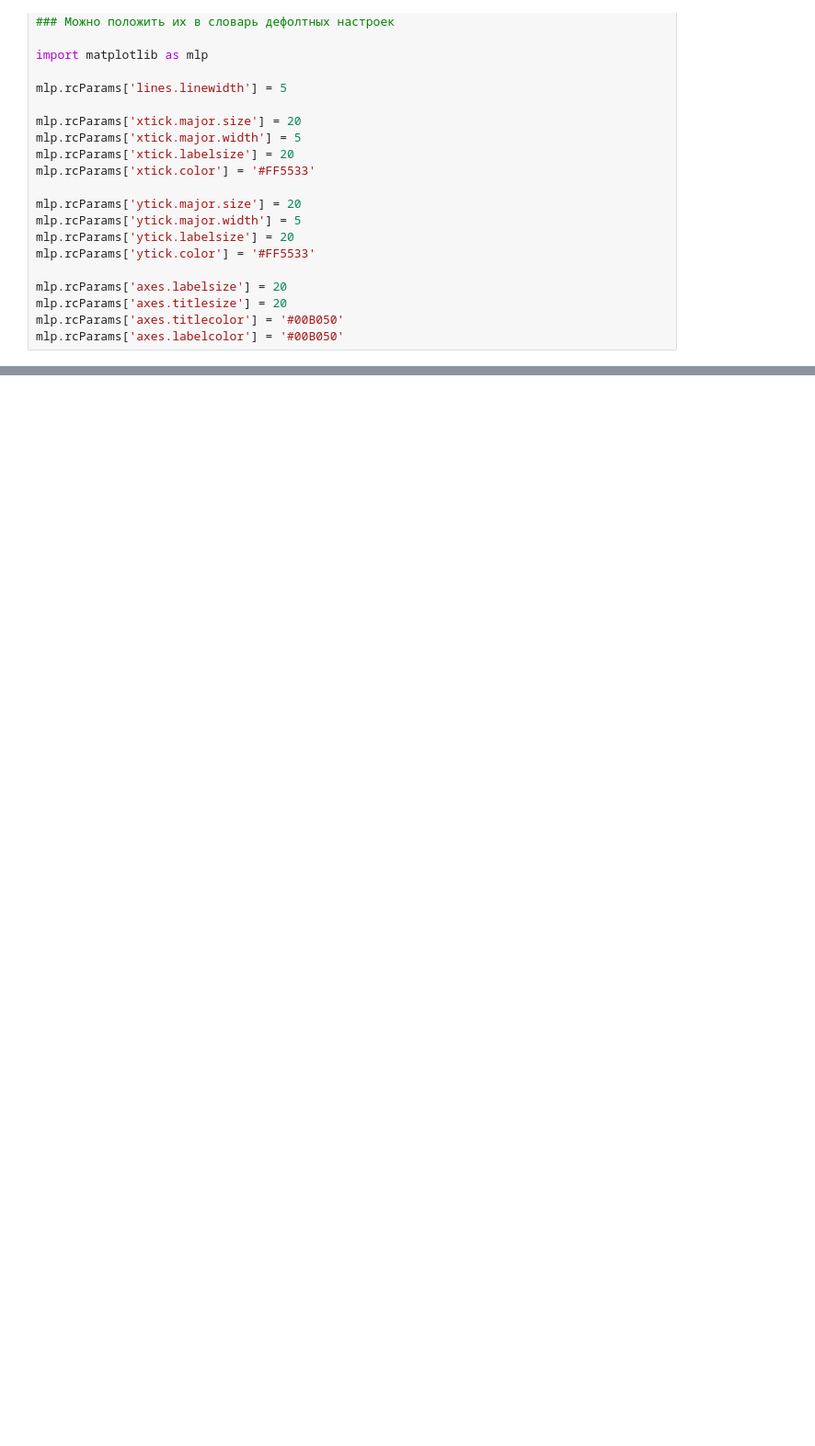
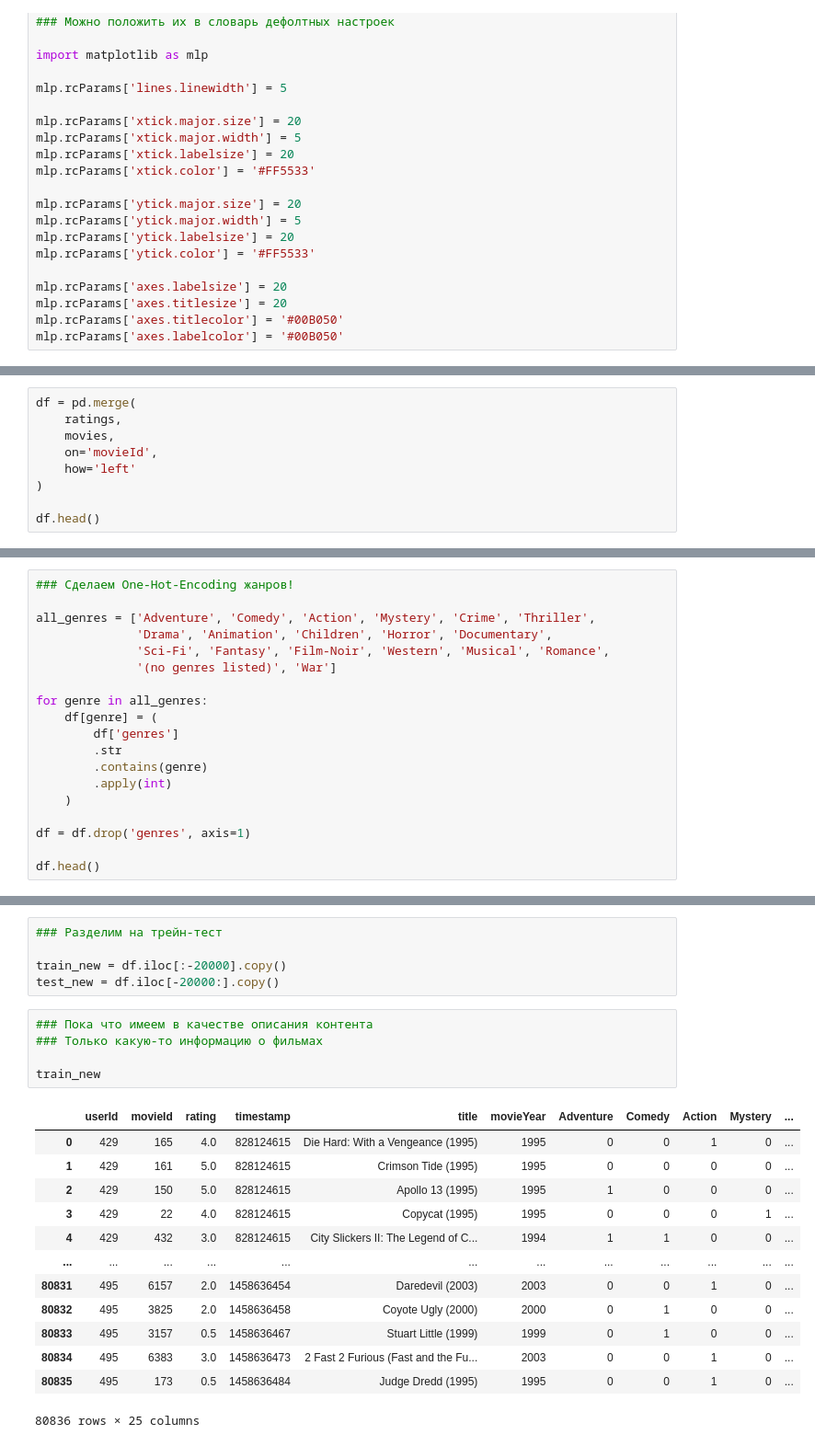
Before and after one commit to EgorSotn/Practice-ML, a Jupyter notebook: ML/practice_22.ipynb, the cells around one changed output, grey strips where cells are left out. Shown: that part at 92% size. Drawn from its saved outputs; the diff is of its cells as text; blank space fills up the shorter version.

```diff
--- a/ML/practice_22.ipynb
+++ b/ML/practice_22.ipynb
@@ -32,0 +244,9 @@ pd.read_csv('movies.csv')
+# %%
+df = pd.merge(
+    ratings,
+    movies,
+    on='movieId',
+    how='left'
+)
+
+df.head()
@@ -32,0 +304,19 @@ pd.read_csv('movies.csv')
+# %%
+### Сделаем One-Hot-Encoding жанров!
+
+all_genres = ['Adventure', 'Comedy', 'Action', 'Mystery', 'Crime', 'Thriller',
+              'Drama', 'Animation', 'Children', 'Horror', 'Documentary',
+              'Sci-Fi', 'Fantasy', 'Film-Noir', 'Western', 'Musical', 'Romance',
+              '(no genres listed)', 'War']
+
+for genre in all_genres:
+    df[genre] = (
+        df['genres']
+        .str
+        .contains(genre)
+        .apply(int)
+    )
+
+df = df.drop('genres', axis=1)
+
+df.head()
@@ -32,0 +330,24 @@ pd.read_csv('movies.csv')
+# %%
+### Разделим на трейн-тест
+
+train_new = df.iloc[:-20000].copy()
+test_new = df.iloc[-20000:].copy()
+# %%
+### Пока что имеем в качестве описания контента
+### Только какую-то информацию о фильмах
+
+train_new
+# %% [output]
+|  | userId | movieId | rating | timestamp | title | movieYear | Adventure | Comedy | Action | Mystery | ... |
+| 0 | 429 | 165 | 4.0 | 828124615 | Die Hard: With a Vengeance (1995) | 1995 | 0 | 0 | 1 | 0 | ... |
+| 1 | 429 | 161 | 5.0 | 828124615 | Crimson Tide (1995) | 1995 | 0 | 0 | 0 | 0 | ... |
+| 2 | 429 | 150 | 5.0 | 828124615 | Apollo 13 (1995) | 1995 | 1 | 0 | 0 | 0 | ... |
+| 3 | 429 | 22 | 4.0 | 828124615 | Copycat (1995) | 1995 | 0 | 0 | 0 | 1 | ... |
+| 4 | 429 | 432 | 3.0 | 828124615 | City Slickers II: The Legend of C... | 1994 | 1 | 1 | 0 | 0 | ... |
+| ... | ... | ... | ... | ... | ... | ... | ... | ... | ... | ... | ... |
+| 80831 | 495 | 6157 | 2.0 | 1458636454 | Daredevil (2003) | 2003 | 0 | 0 | 1 | 0 | ... |
+| 80832 | 495 | 3825 | 2.0 | 1458636458 | Coyote Ugly (2000) | 2000 | 0 | 1 | 0 | 0 | ... |
+| 80833 | 495 | 3157 | 0.5 | 1458636467 | Stuart Little (1999) | 1999 | 0 | 1 | 0 | 0 | ... |
+| 80834 | 495 | 6383 | 3.0 | 1458636473 | 2 Fast 2 Furious (Fast and the Fu... | 2003 | 0 | 0 | 1 | 0 | ... |
+| 80835 | 495 | 173 | 0.5 | 1458636484 | Judge Dredd (1995) | 1995 | 0 | 0 | 1 | 0 | ... |
+80836 rows × 25 columns
```
Also changed, not shown: parts of 26 cells of this notebook, 2 other files.
